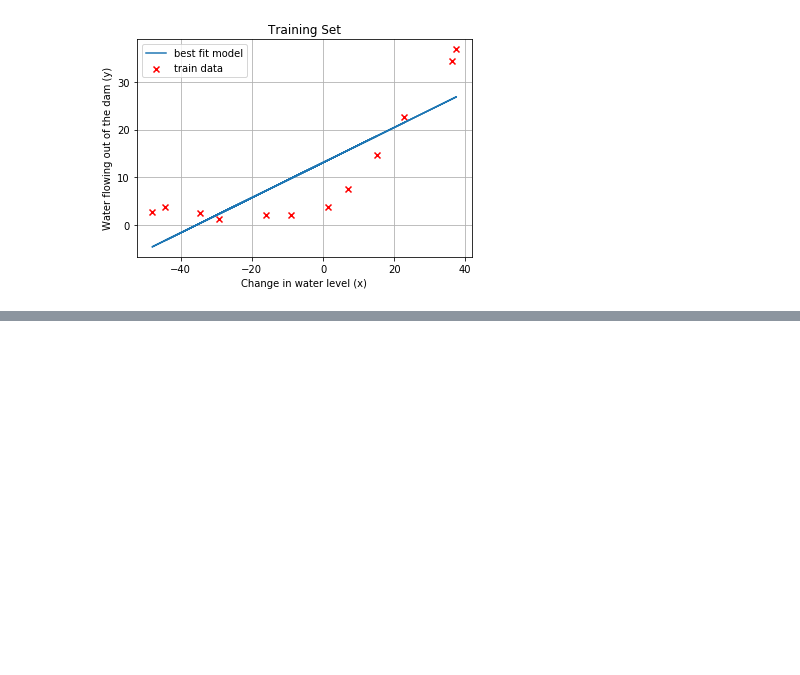
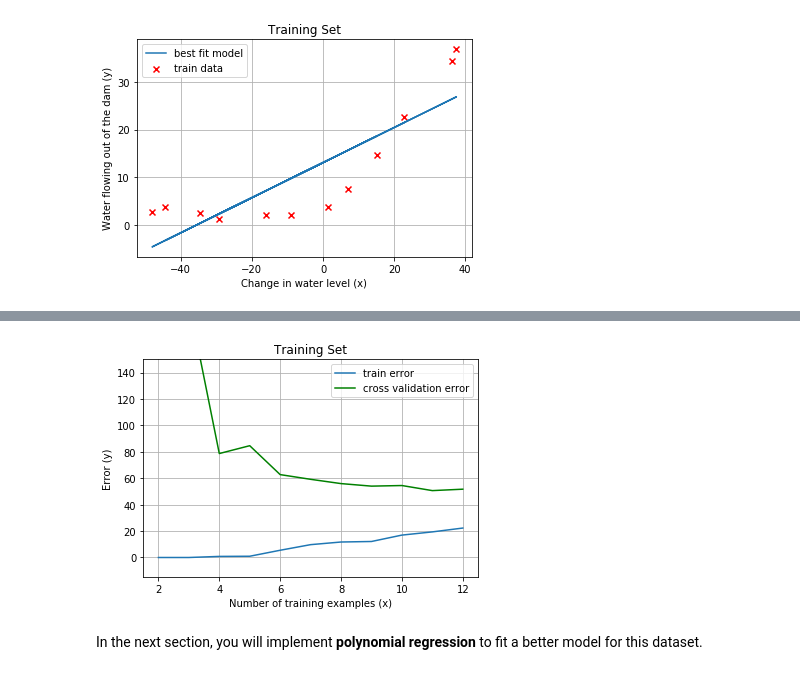
Before and after one commit to Nikronic/Coursera-Machine-Learning, a Jupyter notebook: Week 6 - Regularized Linear Regression and Bias v.s. Variance/Regularized Linear Regression.ipynb, the cells around one changed output, grey strips where cells are left out. Drawn from its saved outputs; the diff is of its cells as text; code cells hidden in the pictures; blank space fills up the shorter version.

Commit message:
add variance-bias section

```diff
--- a/Week 6 - Regularized Linear Regression and Bias v.s. Variance/Regularized Linear Regression.ipynb
+++ b/Week 6 - Regularized Linear Regression and Bias v.s. Variance/Regularized Linear Regression.ipynb
@@ -263,0 +278,23 @@ plt.show()
+# %%
+error_train = np.zeros(m)
+error_val = np.zeros(m)
+
+lambda_ = 1
+# %%
+def train_val_error(x, y, xval, yval, lambda_):
+    m,n = x.shape
+    theta = np.ones(n) # initialize theta for each time of training with subset of training set.
+    new_theta = fmin_cg(f=linear_reg_cost, x0=theta, fprime=linear_reg_grad, args=(x.flatten(), y, lambda_, m,n))
+    t_error = linear_reg_cost(new_theta.flatten(), x.flatten(), y, 0, x.shape[0], x.shape[1])
+    v_error = linear_reg_cost(new_theta.flatten(), xval.flatten(), yval, 0, xval.shape[0], xval.shape[1])
+    return (t_error, v_error)
+# %%
+def learning_curve(x, y, xval, yval, lambda_):
+    m,n = x.shape
+    et_array = np.zeros(m)
+    ev_array = np.zeros(m)
+    for i in range(1,m):
+        et_array[i] , ev_array[i] = train_val_error(x[0:i,:],y[0:i],xval,yval,lambda_)
+    return (et_array,ev_array)
+# %%
+error_train, error_val = learning_curve(x,y,xval,yval,lambda_,)
@@ -263,0 +322,15 @@ plt.show()
+# %%
+plt.plot(np.arange(2,m+1),error_train[1:], label = 'train error')
+plt.plot(np.arange(2,m+1),error_val[1:], label = 'cross validation error', color= 'green')
+plt.ylim(ymax=150)
+#plt.axis([0, 12, 0, 160])
+plt.title('Training Set')
+plt.xlabel('Number of training examples (x)')
+plt.ylabel('Error (y)')
+plt.grid()
+plt.legend()
+plt.show()
+# %% [output]
+[figure, added]
+# %% [markdown]
+In the next section, you will implement **polynomial regression** to fit a better model for this dataset.
```
Also changed, not shown: parts of 7 cells of this notebook, 1 other file.
